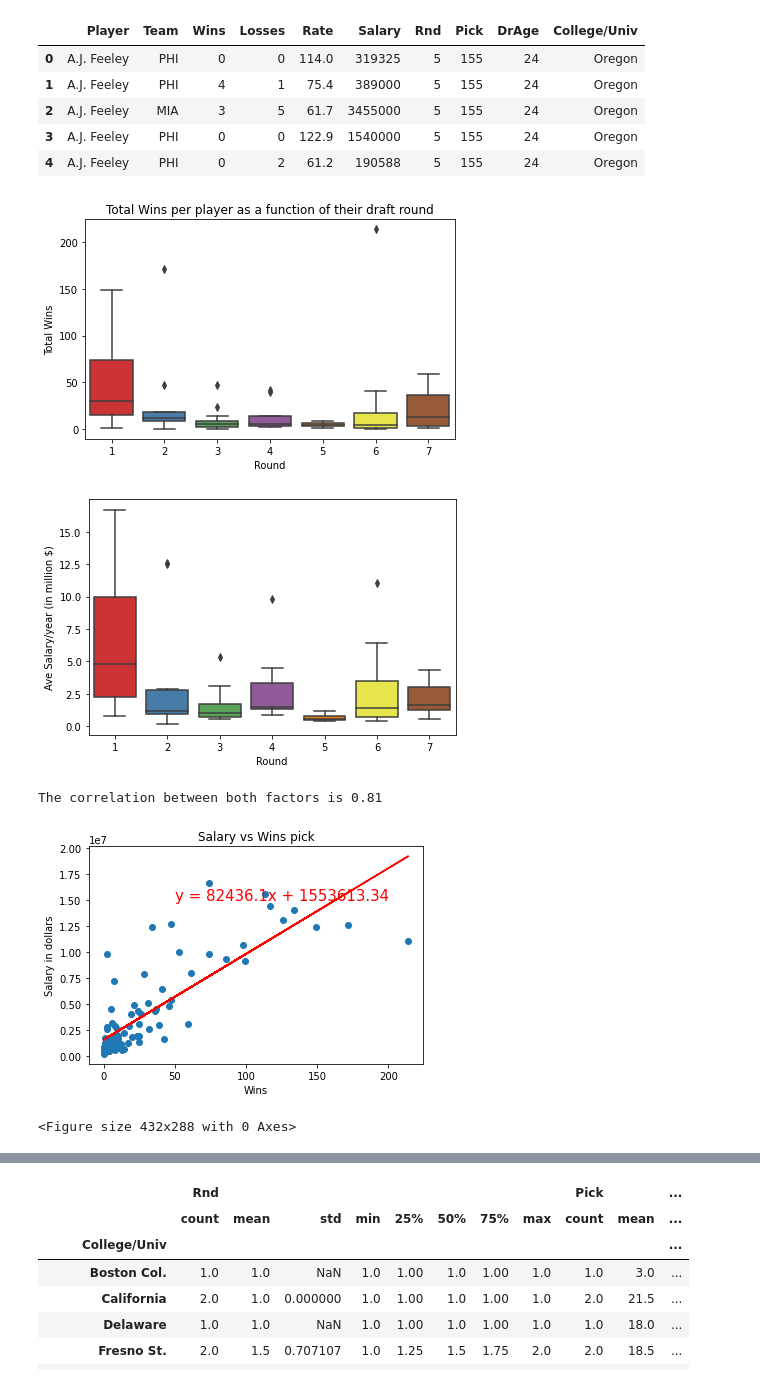
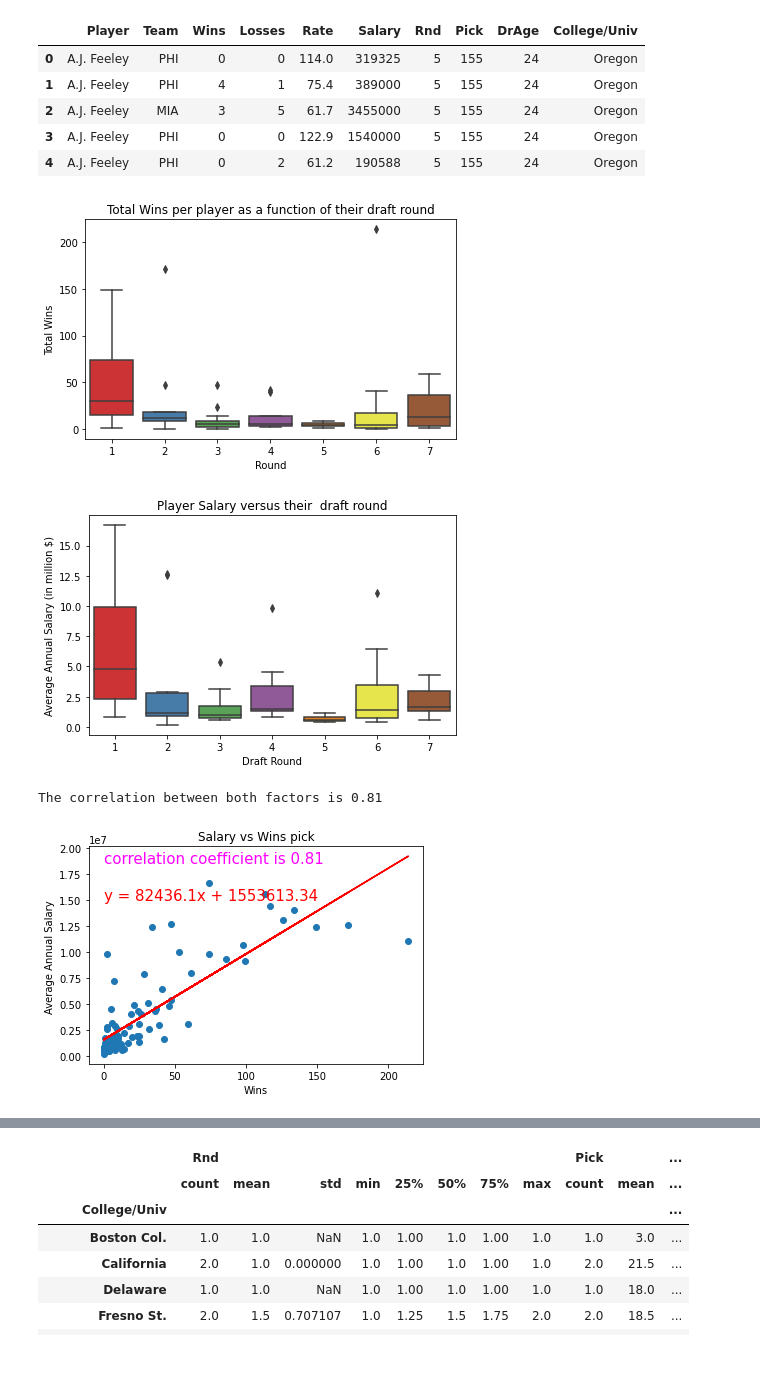
Before and after one commit to mikejackson35/mica_team, a Jupyter notebook: ig_mica_project1.ipynb, the cells around one changed output, grey strips where cells are left out. Cells and saved outputs as stored; diff of their text form; code cells hidden in the pictures.

```diff
--- a/ig_mica_project1.ipynb
+++ b/ig_mica_project1.ipynb
@@ -68,55 +69,57 @@ player_summary["Total_Wins"] = Total_Wins_per_player
 df=pd.DataFrame()
 df["Total_Wins"]=Total_Wins_per_player
 df["Rnd"]=player_summary["Rnd"]["mean"].astype(int)
+
 #Box plot or Round vs total wins
 image=sns.boxplot(x='Rnd', y="Total_Wins",  data=df, palette="Set1")
+image.set(xlabel="Round", ylabel="Total Wins")
 plt.title("Total Wins per player as a function of their draft round")
 plt.tight_layout()
-plt.xlabel("Round")
-plt.ylabel("Total Wins")
 plt.show()
 #plt.savefig('Output/Boxplot_Wins_vs_Round.png')
 #Save as PNG
 image.figure.savefig("Output/Boxplot_Wins_vs_Round.png")
 # %% [output]
-[figure, old version]
+[figure, new version]
 # %%
 #Temp data frame for box plot of average annual salary (in million) vs Round
 df=pd.DataFrame()
 df["Salary"]=player_summary["Salary"]["mean"]/1000000
 df["Rnd"]=player_summary["Rnd"]["mean"].astype(int)
 #Box plot or Round vs total wins
 image=sns.boxplot(x='Rnd', y="Salary",  data=df, palette="Set1")
-
-plt.xlabel("Round")
-plt.ylabel("Ave Salary/year (in million $)")
+plt.title("Player Salary versus their  draft round")
+plt.xlabel("Draft Round")
+plt.ylabel("Average Annual Salary (in million $)")
 plt.tight_layout()
 plt.show()
 image.figure.savefig("Output/Boxplot_Salary_vs_Round.png")
-#plt.savefig('Output/Boxplot_Salary_vs_Round.png')
 # %% [output]
-[figure, old version]
+[figure, new version]
 # %%
 #Correlation of rating with Salary usinf scatter plot
-
+fig=plt.figure()
 plt.scatter(player_summary["Total_Wins"],player_summary["Salary"]["mean"])
 plt.title("Salary vs Wins pick")
 plt.xlabel("Wins")
-plt.ylabel("Salary in dollars")
-ylim=(0, (player_summary["Salary"]["mean"].max()+1000))
+plt.xlabel("Salary in $")
+ylim=(0, player_summary["Salary"]["mean"].max()+1000)
 (slope,intercept,rval,d,e,) = linregress(player_summary["Total_Wins"],player_summary["Salary"]["mean"])
 regress_values = player_summary["Total_Wins"]* slope + intercept
 line_eq = "y = " + str(round(slope,2)) + "x + " + str(round(intercept,2))
+line_eq1= "correlation coefficient is " + str(round(rval,2))
 plt.plot(player_summary["Total_Wins"],regress_values,"r-")
-plt.annotate(line_eq,(50,15000000),fontsize=15,color="red")
+plt.annotate(line_eq,(0,15000000),fontsize=15,color="red")
+plt.annotate(line_eq1,(0,18500000),fontsize=15,color="magenta")
+plt.xlabel("Wins")
+plt.ylabel("Average Annual Salary ")
 print(f"The correlation between both factors is {round(rval,2)}")
 plt.show()
-plt.savefig('Output/scatterplt_Salary_vs_Wins.png')
+fig.savefig('Output/scatterplt_Salary_vs_Wins.png')
 
 #correlation coeff of > 0.7 implies strong correlation
 # %% [output]
 The correlation between both factors is 0.81
-[figure, old version]
+[figure, new version]
-<Figure size 432x288 with 0 Axes>
 # %%
 #Scatter plot of average rating vs draft age of player. Note some outliers at Age 26, 28 and 29
```
Also changed, not shown: parts of 11 cells of this notebook, 2 other files.
